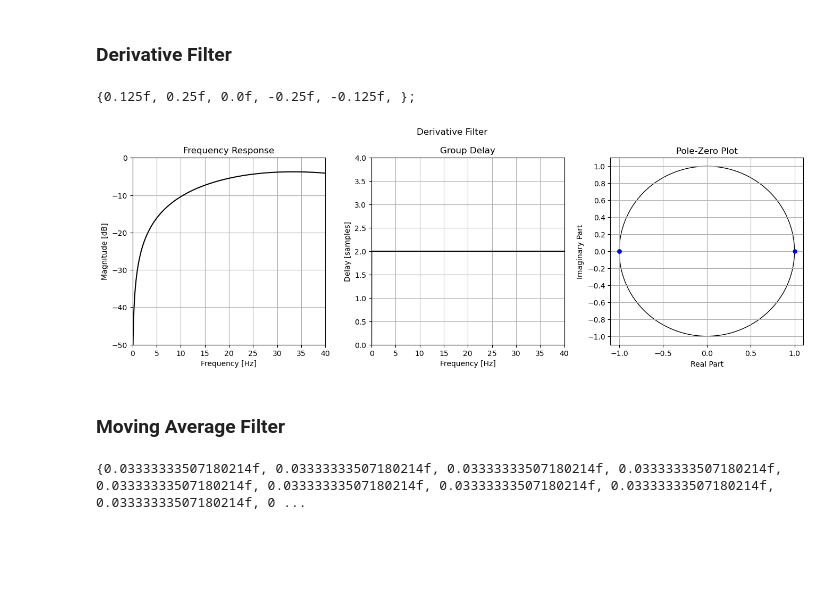
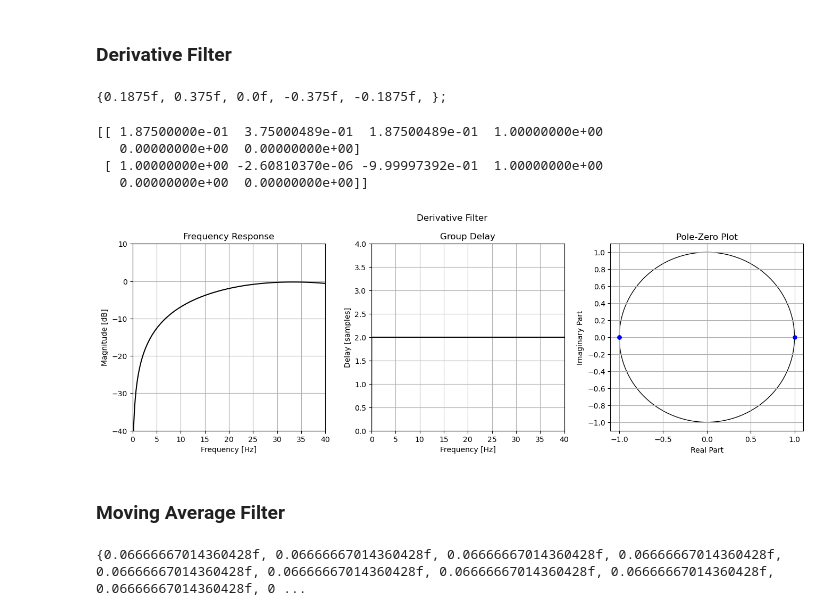
Before and after one commit to bryanmcelvy/microHeartMonitor, a Jupyter notebook: tools/filter_design/qrs_filt_design.ipynb, the cells around one changed output. Saved outputs shown, nothing was run; the diff lists cells and outputs as text; code cells hidden in the pictures; blank space fills up the shorter version.

```diff
--- a/tools/filter_design/qrs_filt_design.ipynb
+++ b/tools/filter_design/qrs_filt_design.ipynb
@@ -51,7 +53,7 @@ print(f"abs(p) = {np.abs(p_high)}")
 # %% [output]
 abs(p) = [0.7017285  0.7017285  0.86777887 0.86777887]
 # %%
-fig_high, axs_high = plt.subplots(1, 3, tight_layout=True, figsize=[13.5, 4.5])
+fig_high, axs_high = plt.subplots(1, 3, tight_layout=True, figsize=[13.5, 4.75])
 
 b_high, a_high = signal.sos2tf(sos_high)
 plot_freq_domain(b_high, a_high, fs=fs, in_dB=True, ax1=axs_high[0], ax2=axs_high[1], filt_name="High Pass Filter (f_c = 0.5[Hz])")
@@ -61,7 +63,7 @@ for n in range(2):
     plt.sca(axs_high[n])
     plt.xlim([0, 40])
     plt.xticks(np.arange(0, 41, 5))
-    plt.ylim([-75, 5] if n == 0 else [0, 12])
+    plt.ylim([-70, 10] if n == 0 else [0, 12])
 
     plt.axvline(12, linestyle='dashed', color='r')
 # %% [output]
@@ -151,7 +154,7 @@ for n in range(2):
 # %% [markdown]
 ### Derivative Filter
 # %%
-b_der = np.array( [1, 2, 0, -2, -1] ) / 8
+b_der = 1.5 * np.array( [1, 2, 0, -2, -1] ) / 8
 a_der = 1
 
 print("{", end='')
@@ -160,28 +163,36 @@ for n in b_der:
 
 print("};", end='')
 # %% [output]
-{0.125f, 0.25f, 0.0f, -0.25f, -0.125f, };
+{0.1875f, 0.375f, 0.0f, -0.375f, -0.1875f, };
+# %%
+sos_der = signal.tf2sos(b_der, a_der)
+print(sos_der)
+# %% [output]
+[[ 1.87500000e-01  3.75000489e-01  1.87500489e-01  1.00000000e+00
+   0.00000000e+00  0.00000000e+00]
+ [ 1.00000000e+00 -2.60810370e-06 -9.99997392e-01  1.00000000e+00
+   0.00000000e+00  0.00000000e+00]]
 # %%
 z_der, p_der, k_der = signal.tf2zpk(b_der, a_der)
 # %%
 fig_der, axs_der = plt.subplots(1, 3, tight_layout=True, figsize=[13.5, 4.75])
 
 plot_freq_domain(b_der, a_der, fs=fs, in_dB=True, ax1=axs_der[0], ax2=axs_der[1], filt_name="Derivative Filter")
 plot_pole_zero(b_der, a_der, ax=axs_der[2])
 
 for n in range(2):
     plt.sca(axs_der[n])
 
     plt.xlim([0, 40])
     plt.xticks(np.arange(0, 41, 5))
 
-    plt.ylim([-50, 0] if n == 0 else [0, 4])
+    plt.ylim([-40, 10] if n == 0 else [0, 4])
 # %% [output]
-[figure, old version]
+[figure, new version]
 # %% [markdown]
 ### Moving Average Filter
 # %%
-M = 30
+M = 15
 b_ma = np.ones(M, dtype=np.float32) / M
 a_ma = 1
 
@@ -191,7 +202,7 @@ for n in b_ma:
 
 print("};", end='')
 # %% [output]
-{0.03333333507180214f, 0.03333333507180214f, 0.03333333507180214f, 0.03333333507180214f, 0.03333333507180214f, 0.03333333507180214f, 0.03333333507180214f, 0.03333333507180214f, 0.03333333507180214f, 0 ...
+{0.06666667014360428f, 0.06666667014360428f, 0.06666667014360428f, 0.06666667014360428f, 0.06666667014360428f, 0.06666667014360428f, 0.06666667014360428f, 0.06666667014360428f, 0.06666667014360428f, 0 ...
 # %%
 fig_der, axs_der = plt.subplots(1, 3, tight_layout=True, figsize=[13.5, 4.75])
 
```
Also changed, not shown: parts of 12 cells of this notebook.
